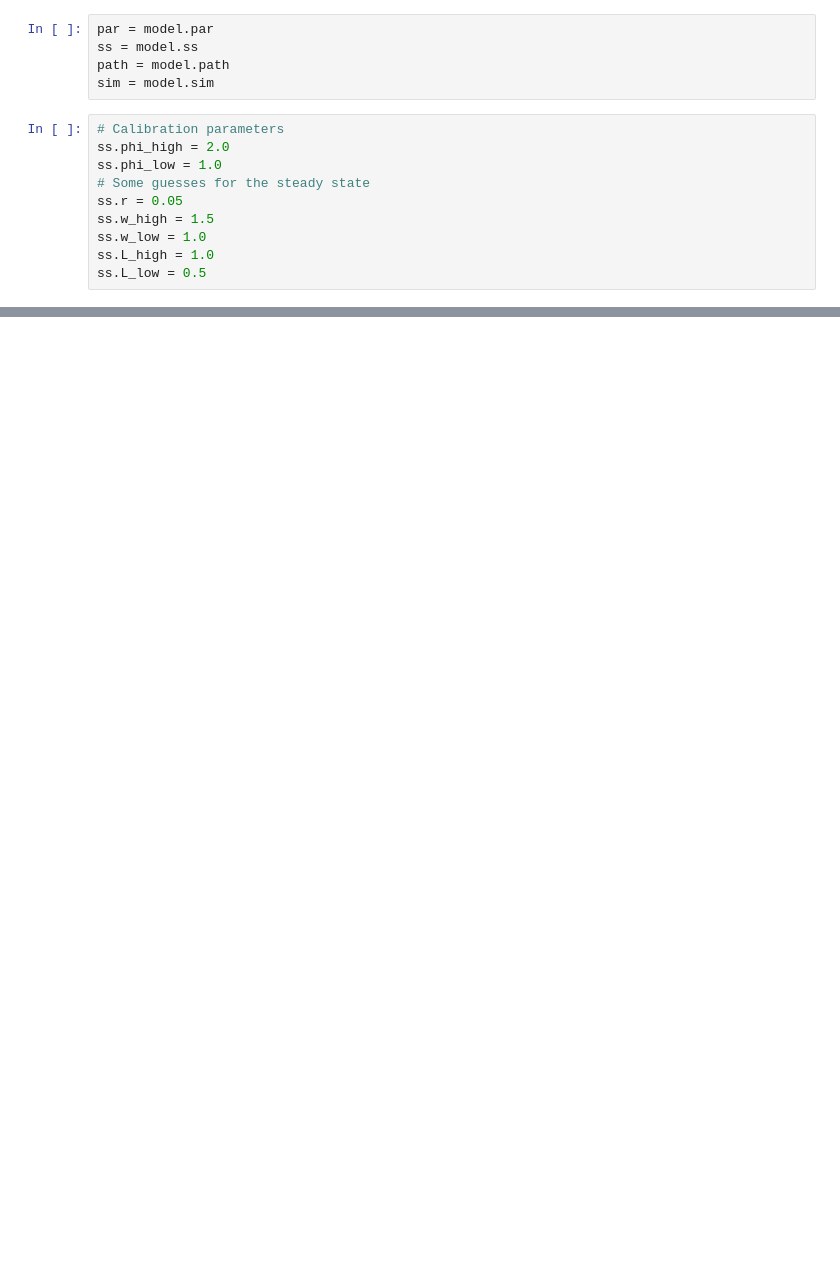
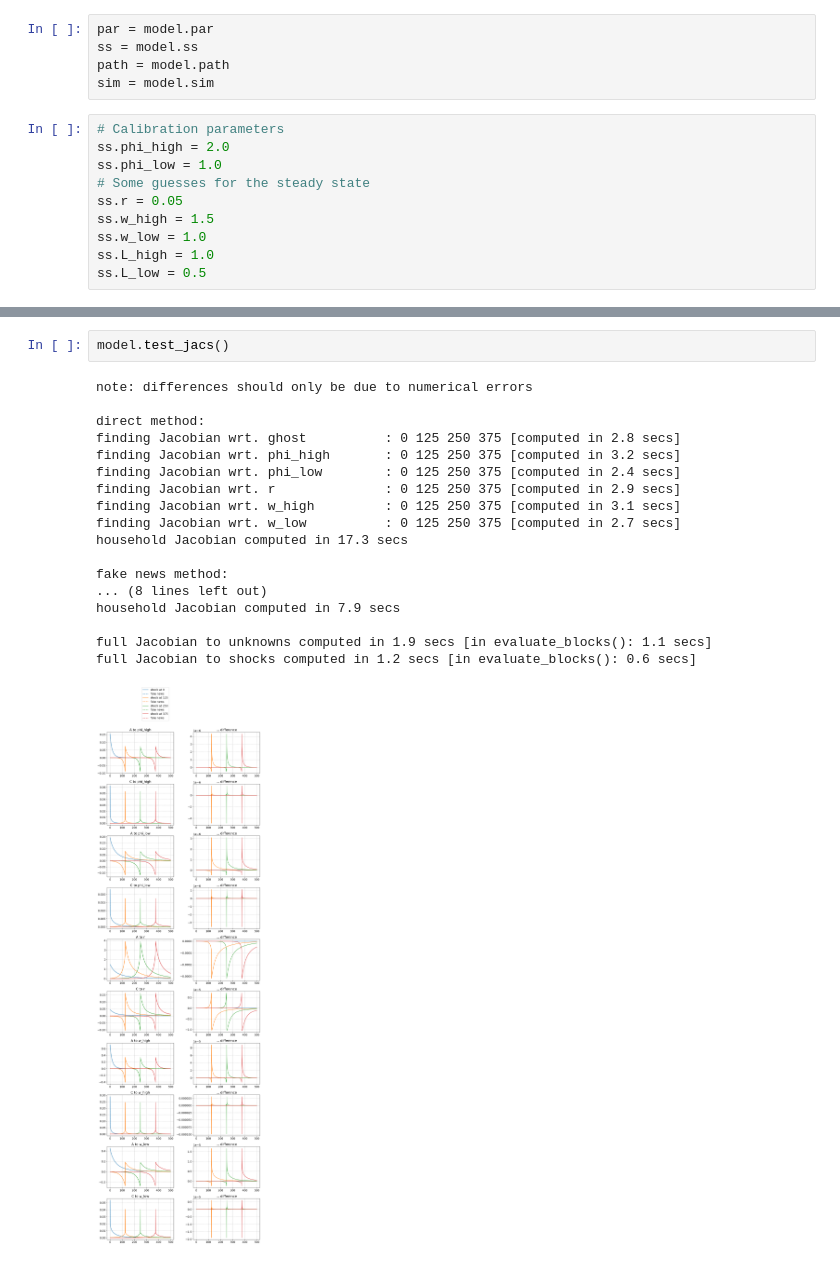
Before and after one commit to tbk642/Assignment1, a Jupyter notebook: assignment/HancModel.ipynb, the cells around one changed output, grey strips where cells are left out. Cells and saved outputs as stored; diff of their text form; blank space fills up the shorter version.

```diff
--- a/assignment/HancModel.ipynb
+++ b/assignment/HancModel.ipynb
@@ -42,0 +96,21 @@ model.find_ss(do_print=True)
+# %%
+model.test_jacs()
+# %% [output]
+note: differences should only be due to numerical errors
+
+direct method:
+finding Jacobian wrt. ghost          : 0 125 250 375 [computed in 2.8 secs]
+finding Jacobian wrt. phi_high       : 0 125 250 375 [computed in 3.2 secs]
+finding Jacobian wrt. phi_low        : 0 125 250 375 [computed in 2.4 secs]
+finding Jacobian wrt. r              : 0 125 250 375 [computed in 2.9 secs]
+finding Jacobian wrt. w_high         : 0 125 250 375 [computed in 3.1 secs]
+finding Jacobian wrt. w_low          : 0 125 250 375 [computed in 2.7 secs]
+household Jacobian computed in 17.3 secs
+
+fake news method:
+... (8 lines left out)
+household Jacobian computed in 7.9 secs
+
+full Jacobian to unknowns computed in 1.9 secs [in evaluate_blocks(): 1.1 secs]
+full Jacobian to shocks computed in 1.2 secs [in evaluate_blocks(): 0.6 secs]
+[figure, added]
```
Also changed, not shown: parts of 7 cells of this notebook, 3 other files.
